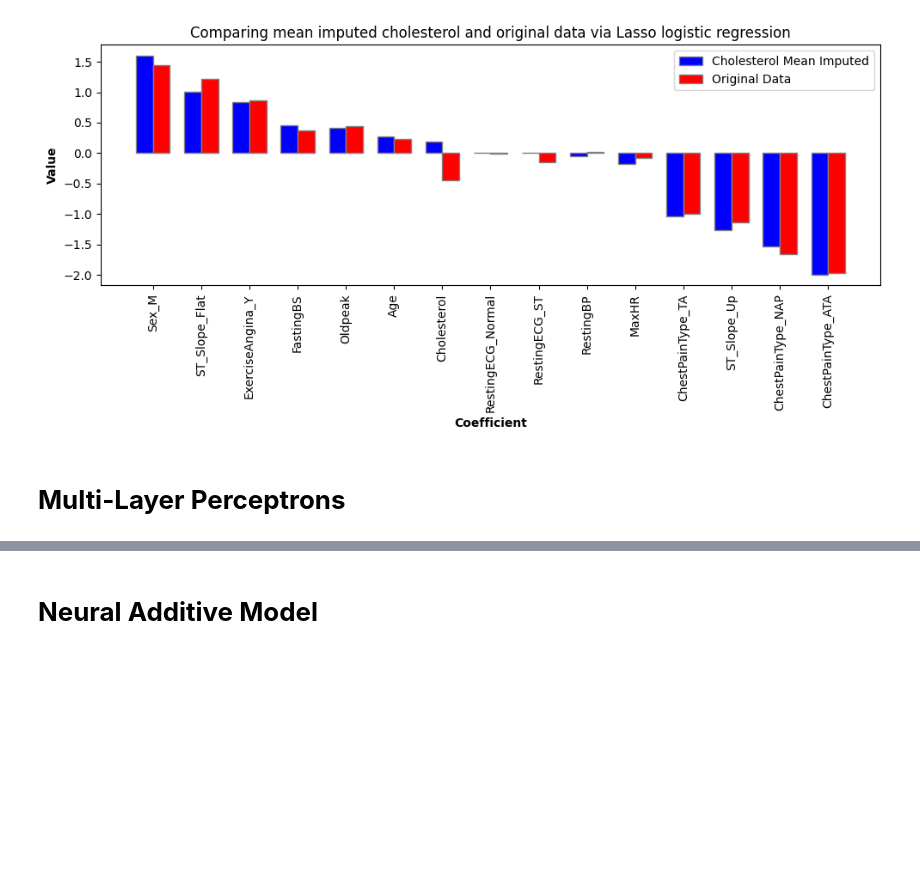
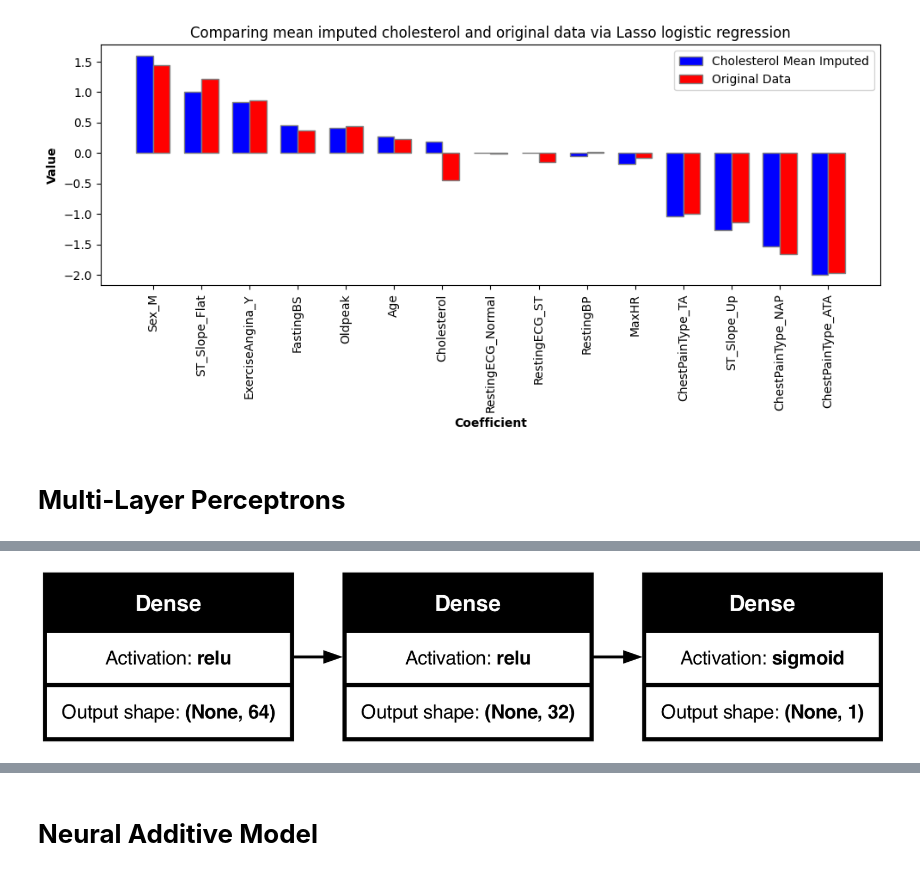
Before and after one commit to jlohunecke/ML4HC_project1, a Jupyter notebook: MLfHC_project1_pt1.ipynb, the cells around one changed output, grey strips where cells are left out. Drawn from its saved outputs; the diff is of its cells as text; code cells hidden in the pictures; blank space fills up the shorter version.

```diff
--- a/MLfHC_project1_pt1.ipynb
+++ b/MLfHC_project1_pt1.ipynb
@@ -386,3 +418,7 @@ Epoch 20/20
+# %%
+plot_model(mlp, show_shapes=True, rankdir="LR", show_layer_activations=True, to_file="./figures/pt1/mlp.png")
+# %% [output]
+[figure, added]
 # %%
 y_pred_mlp = mlp.predict(X_test_imputed)
 y_pred_mlp = (y_pred_mlp > 0.5).astype(int)
```
Also changed, not shown: parts of 17 cells of this notebook, 12 other files.
